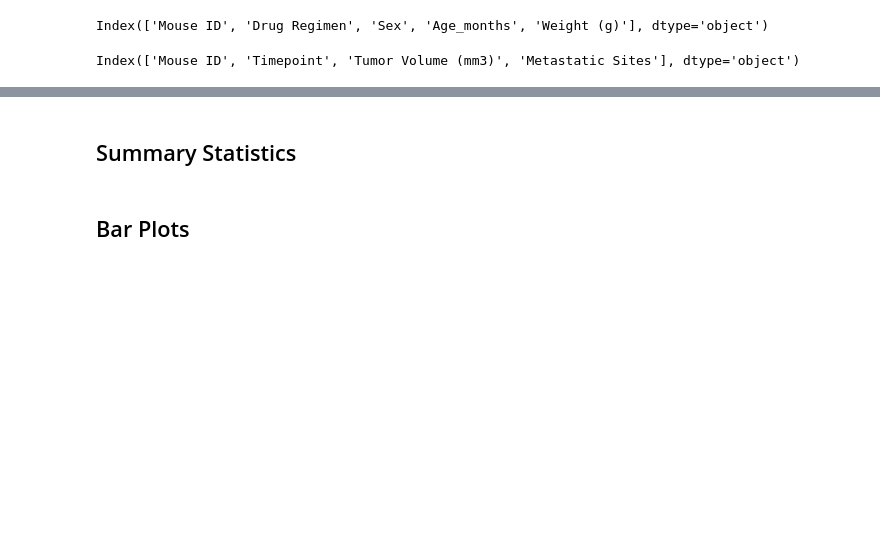
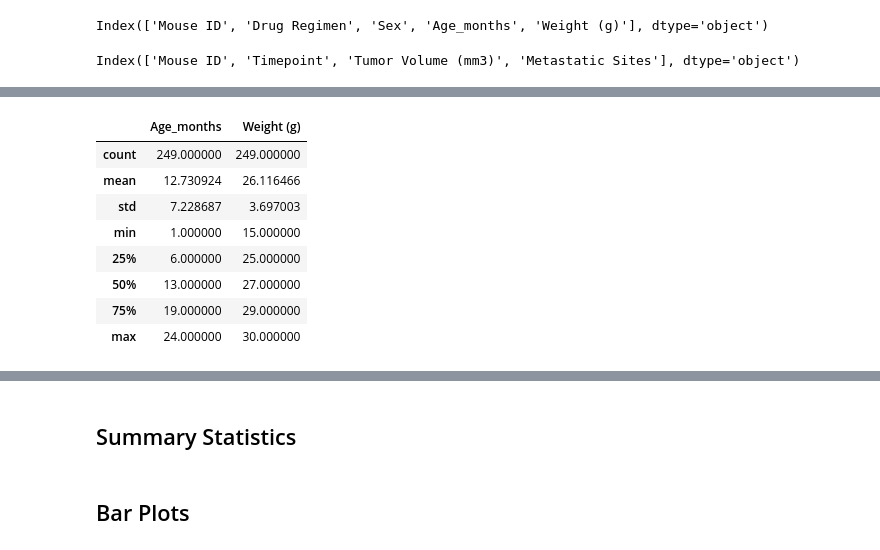
Before and after one commit to nairshanker/matplotlib_challenge, a Jupyter notebook: Pymaceuticals/pymaceuticals_starter.ipynb, the cells around one changed output, grey strips where cells are left out. Drawn from its saved outputs; the diff is of its cells as text; code cells hidden in the pictures; blank space fills up the shorter version.

```diff
--- a/Pymaceuticals/pymaceuticals_starter.ipynb
+++ b/Pymaceuticals/pymaceuticals_starter.ipynb
@@ -29,0 +58,12 @@ Index(['Mouse ID', 'Timepoint', 'Tumor Volume (mm3)', 'Metastatic Sites'], dtype
+# %%
+mouse_metadata.describe()
+# %% [output]
+|  | Age_months | Weight (g) |
+| count | 249.000000 | 249.000000 |
+| mean | 12.730924 | 26.116466 |
+| std | 7.228687 | 3.697003 |
+| min | 1.000000 | 15.000000 |
+| 25% | 6.000000 | 25.000000 |
+| 50% | 13.000000 | 27.000000 |
+| 75% | 19.000000 | 29.000000 |
+| max | 24.000000 | 30.000000 |
```
Also changed, not shown: parts of 11 cells of this notebook.
